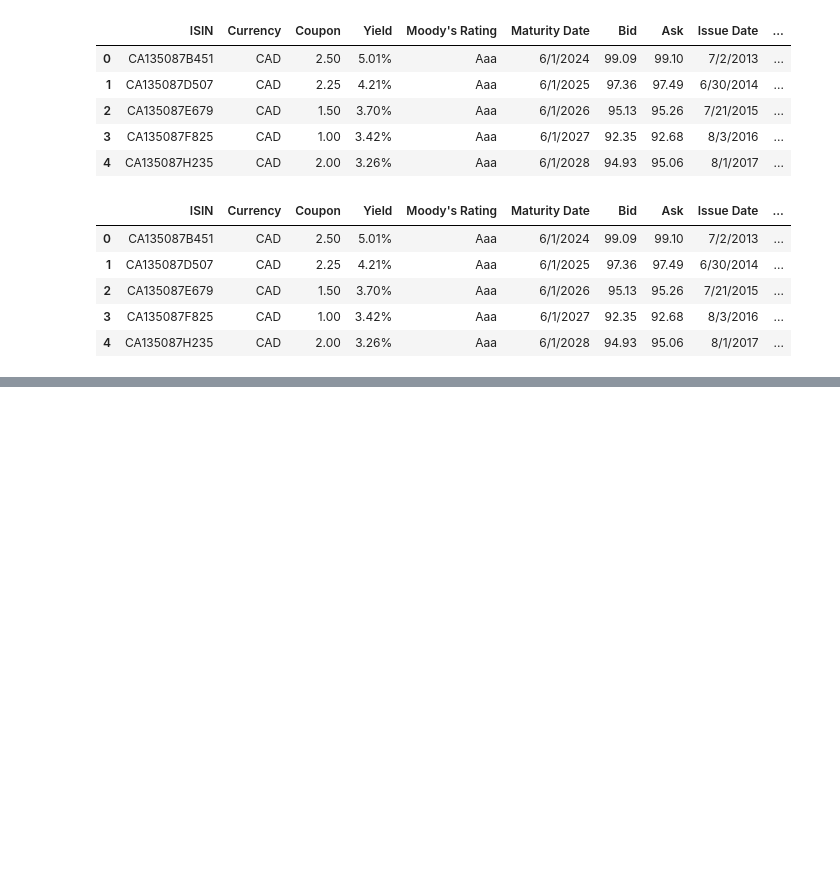
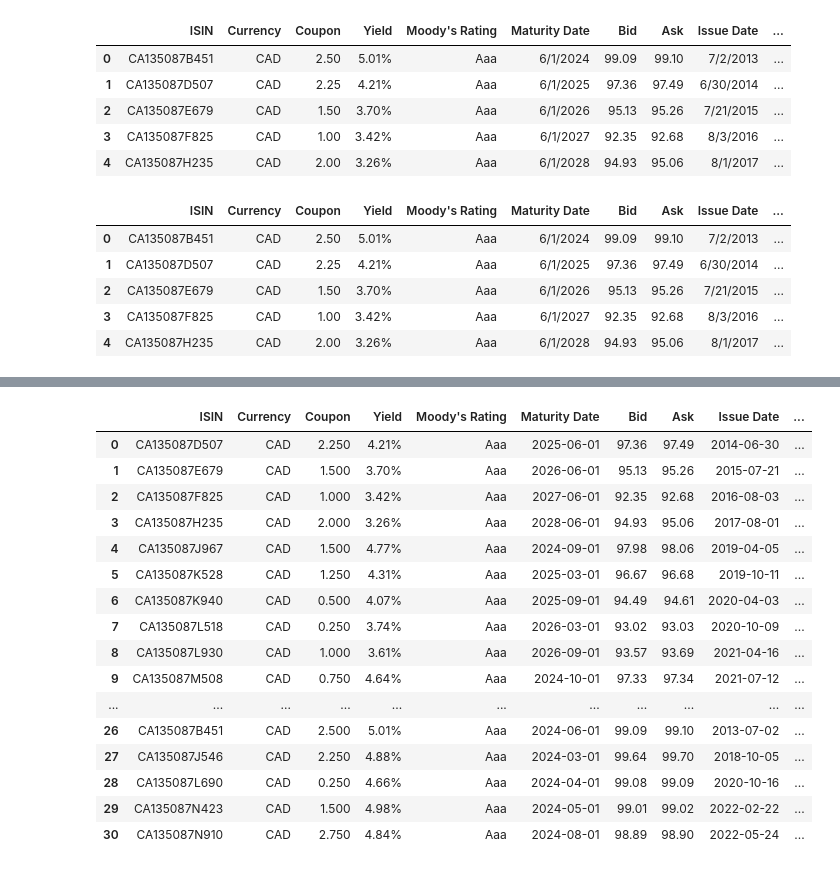
Before and after one commit to pinakin7/1856, a Jupyter notebook: Assignment 1/experiment.ipynb, the cells around one changed output, grey strips where cells are left out. Saved outputs shown, nothing was run; the diff lists cells and outputs as text; code cells hidden in the pictures; blank space fills up the shorter version.

```diff
--- a/Assignment 1/experiment.ipynb
+++ b/Assignment 1/experiment.ipynb
@@ -101,0 +148,20 @@ plot_bonds_price(data)
+# %%
+data
+# %% [output]
+|  | ISIN | Currency | Coupon | Yield | Moody's Rating | Maturity Date | Bid | Ask | Issue Date | ... |
+| 0 | CA135087D507 | CAD | 2.250 | 4.21% | Aaa | 2025-06-01 | 97.36 | 97.49 | 2014-06-30 | ... |
+| 1 | CA135087E679 | CAD | 1.500 | 3.70% | Aaa | 2026-06-01 | 95.13 | 95.26 | 2015-07-21 | ... |
+| 2 | CA135087F825 | CAD | 1.000 | 3.42% | Aaa | 2027-06-01 | 92.35 | 92.68 | 2016-08-03 | ... |
+| 3 | CA135087H235 | CAD | 2.000 | 3.26% | Aaa | 2028-06-01 | 94.93 | 95.06 | 2017-08-01 | ... |
+| 4 | CA135087J967 | CAD | 1.500 | 4.77% | Aaa | 2024-09-01 | 97.98 | 98.06 | 2019-04-05 | ... |
+| 5 | CA135087K528 | CAD | 1.250 | 4.31% | Aaa | 2025-03-01 | 96.67 | 96.68 | 2019-10-11 | ... |
+| 6 | CA135087K940 | CAD | 0.500 | 4.07% | Aaa | 2025-09-01 | 94.49 | 94.61 | 2020-04-03 | ... |
+| 7 | CA135087L518 | CAD | 0.250 | 3.74% | Aaa | 2026-03-01 | 93.02 | 93.03 | 2020-10-09 | ... |
+| 8 | CA135087L930 | CAD | 1.000 | 3.61% | Aaa | 2026-09-01 | 93.57 | 93.69 | 2021-04-16 | ... |
+| 9 | CA135087M508 | CAD | 0.750 | 4.64% | Aaa | 2024-10-01 | 97.33 | 97.34 | 2021-07-12 | ... |
+| ... | ... | ... | ... | ... | ... | ... | ... | ... | ... | ... |
+| 26 | CA135087B451 | CAD | 2.500 | 5.01% | Aaa | 2024-06-01 | 99.09 | 99.10 | 2013-07-02 | ... |
+| 27 | CA135087J546 | CAD | 2.250 | 4.88% | Aaa | 2024-03-01 | 99.64 | 99.70 | 2018-10-05 | ... |
+| 28 | CA135087L690 | CAD | 0.250 | 4.66% | Aaa | 2024-04-01 | 99.08 | 99.09 | 2020-10-16 | ... |
+| 29 | CA135087N423 | CAD | 1.500 | 4.98% | Aaa | 2024-05-01 | 99.01 | 99.02 | 2022-02-22 | ... |
+| 30 | CA135087N910 | CAD | 2.750 | 4.84% | Aaa | 2024-08-01 | 98.89 | 98.90 | 2022-05-24 | ... |
```
Also changed, not shown: parts of 8 cells of this notebook, 2 other files.
